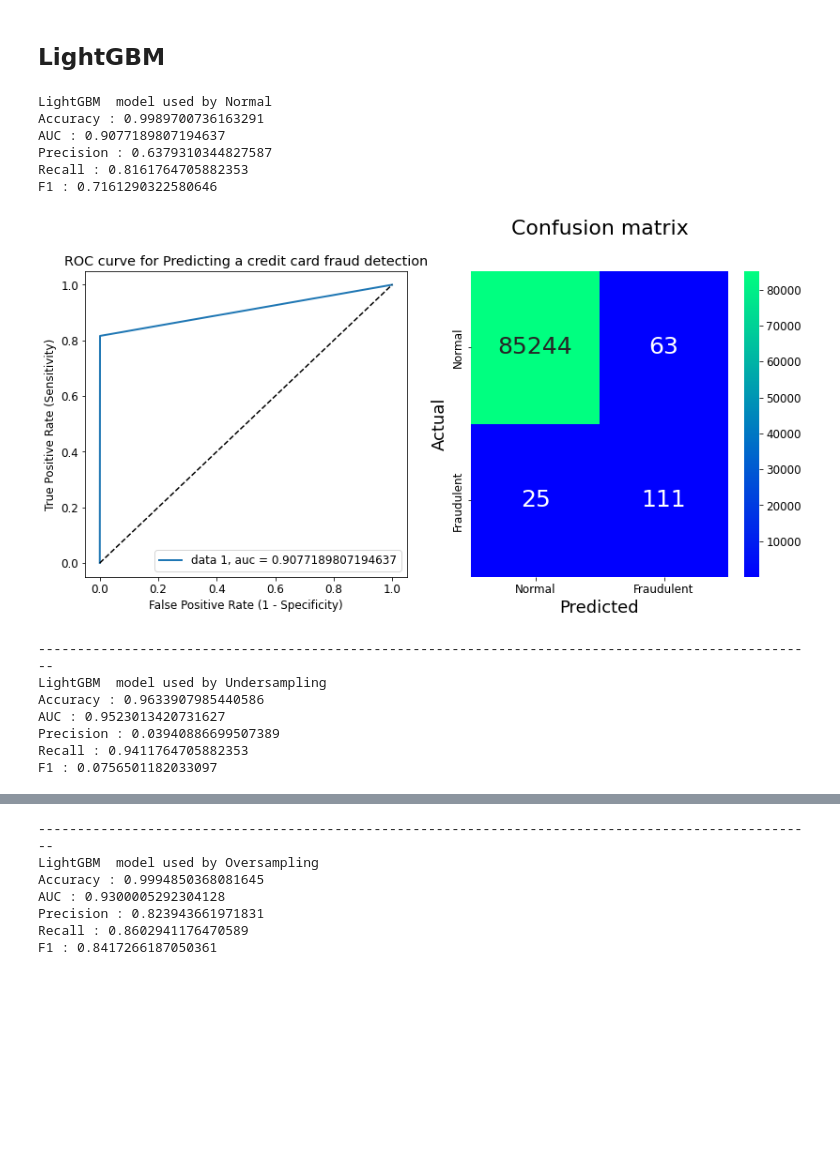
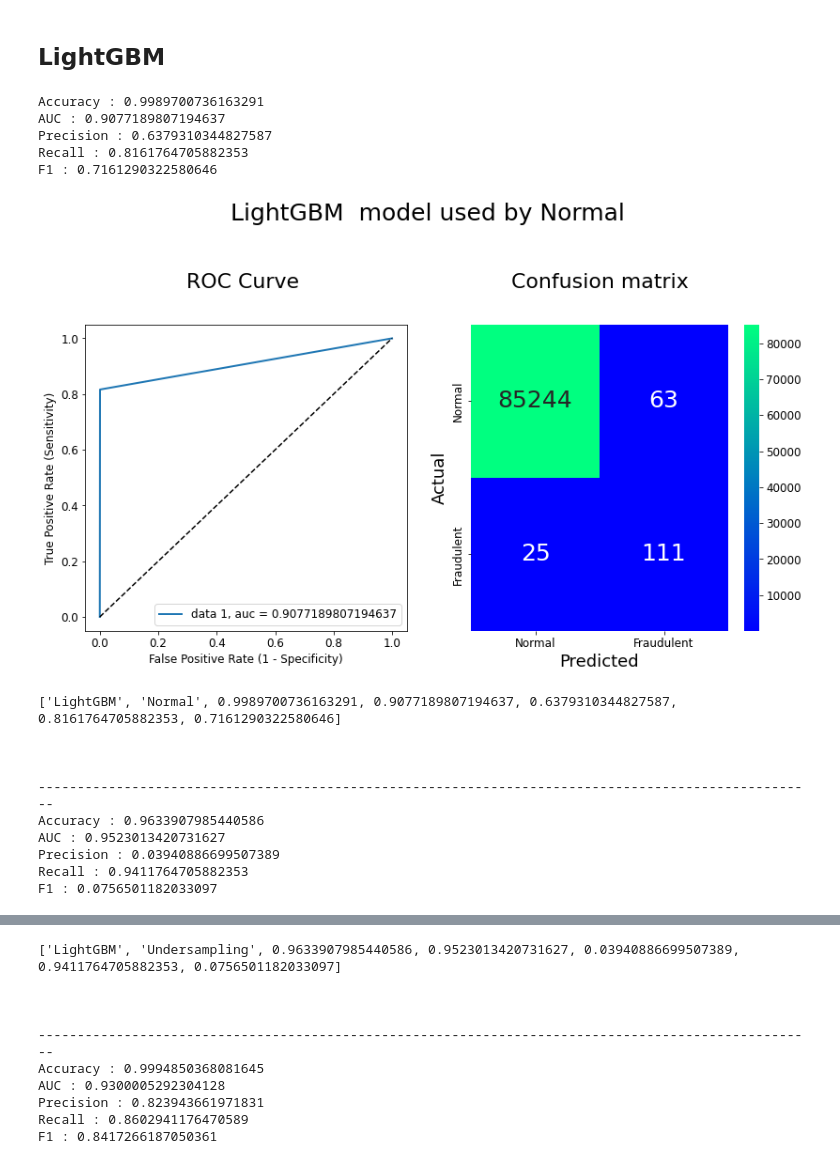
Before and after one commit to Cavidan-oss/Fraud_Detector_ML, a Jupyter notebook: fraud_detection.ipynb, the cells around one changed output, grey strips where cells are left out. Cells and saved outputs as stored; diff of their text form; code cells hidden in the pictures; blank space fills up the shorter version.

```diff
--- a/fraud_detection.ipynb
+++ b/fraud_detection.ipynb
@@ -473,5 +459,5 @@ def plot_graphs(y_test, y_pred, name):
     fig, ax = plt.subplots(ncols = 2, figsize = (13.5,6))
     plot_roc(ax[0], y_test, y_pred)
     plot_confmatrix(ax[1], y_test, y_pred)
-    plt.title(name, fontsize = 25)
+    fig.suptitle(name, fontsize = 25, y = 1.18)
     plt.show()
@@ -481,0 +475,2 @@ AUC -  0.9335246090418068
+# %%
+models_metrics_saver = []
@@ -574,12 +566,24 @@ from xgboost import XGBClassifier
 # %%
 for name, train_val in methods_samples.items():
+    tmp_model_metrics = []
     tmp_xgb = XGBClassifier()
     tmp_xgb.fit(train_val[0], train_val[1])
     y_pred = tmp_xgb.predict(X_test)
 
-    print(f'XGBboost  model used by {name}')
-    get_metrics(y_test , y_pred)
-    plot_graphs(y_test , y_pred)
 
-    print(f'\n\n{"-" * 100}')
+
+    tmp_data = get_metrics(y_test , y_pred)
+
+
+    print('\n'.join([f"{name} : {score}"for name, score in tmp_data.items()]))
+    plot_graphs(y_test, y_pred, f'XGBboost  model used by {name}')
+
+
+    tmp_model_metrics.append('XGBboost')
+    tmp_model_metrics.append(name)
+    tmp_model_metrics.extend(list(tmp_data.values()))
+    print(tmp_model_metrics)
+    models_metrics_saver.append(tmp_model_metrics)
+
+    print(f'\n\n\n{"-" * 100}')
 # %% [output]
@@ -625,29 +644,46 @@ F1 : 0.7737704918032787
 ----------------------------------------------------------------------------------------------------
+# %%
+models_metrics_saver = []
 # %% [markdown]
 ## LightGBM
 # %%
 from lightgbm import LGBMClassifier
 # %%
 for name, train_val in methods_samples.items():
+    tmp_model_metrics = []
     tmp_lgbm = LGBMClassifier()
     tmp_lgbm.fit(train_val[0], train_val[1])
     y_pred = tmp_lgbm.predict(X_test)
 
-    print(f'LightGBM  model used by {name}')
-    get_metrics(y_test , y_pred)
-    plot_graphs(y_test, y_pred)
+
+
+    tmp_data = get_metrics(y_test , y_pred)
+
+
+    print('\n'.join([f"{name} : {score}"for name, score in tmp_data.items()]))
+    plot_graphs(y_test, y_pred, f'LightGBM  model used by {name}')
+
+
+    tmp_model_metrics.append('LightGBM')
+    tmp_model_metrics.append(name)
+
+    tmp_model_metrics.extend(list(tmp_data.values()))
+    print(tmp_model_metrics)
+    models_metrics_saver.append(tmp_model_metrics)
 
     print(f'\n\n\n{"-" * 100}')
 # %% [output]
-LightGBM  model used by Normal
 Accuracy : 0.9989700736163291
 AUC : 0.9077189807194637
 Precision : 0.6379310344827587
 Recall : 0.8161764705882353
 F1 : 0.7161290322580646
-[figure, old version]
+[figure, new version]
+['LightGBM', 'Normal', 0.9989700736163291, 0.9077189807194637, 0.6379310344827587, 0.8161764705882353, 0.7161290322580646]
+
+
+
 ----------------------------------------------------------------------------------------------------
-LightGBM  model used by Undersampling
 Accuracy : 0.9633907985440586
 AUC : 0.9523013420731627
 Precision : 0.03940886699507389
@@ -657,5 +693,8 @@ F1 : 0.0756501182033097
+['LightGBM', 'Undersampling', 0.9633907985440586, 0.9523013420731627, 0.03940886699507389, 0.9411764705882353, 0.0756501182033097]
+
+
+
 ----------------------------------------------------------------------------------------------------
-LightGBM  model used by Oversampling
 Accuracy : 0.9994850368081645
 AUC : 0.9300005292304128
 Precision : 0.823943661971831
```
Also changed, not shown: parts of 32 cells of this notebook.
